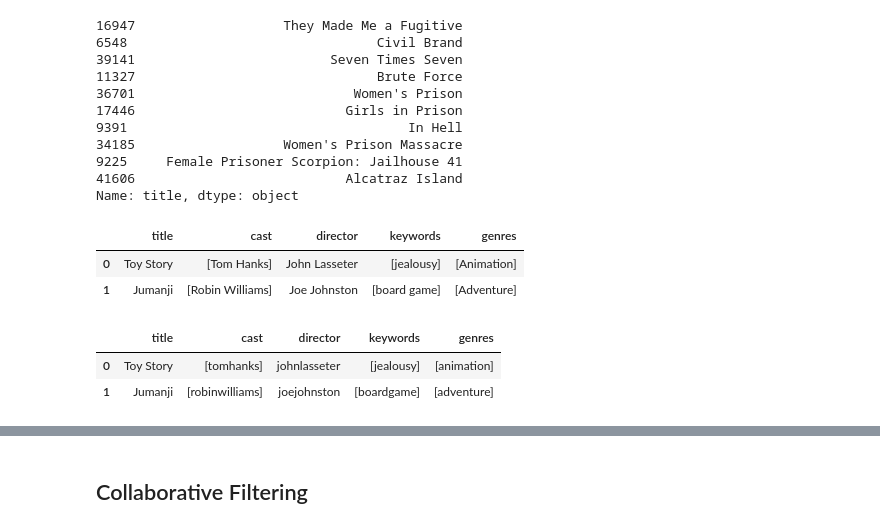
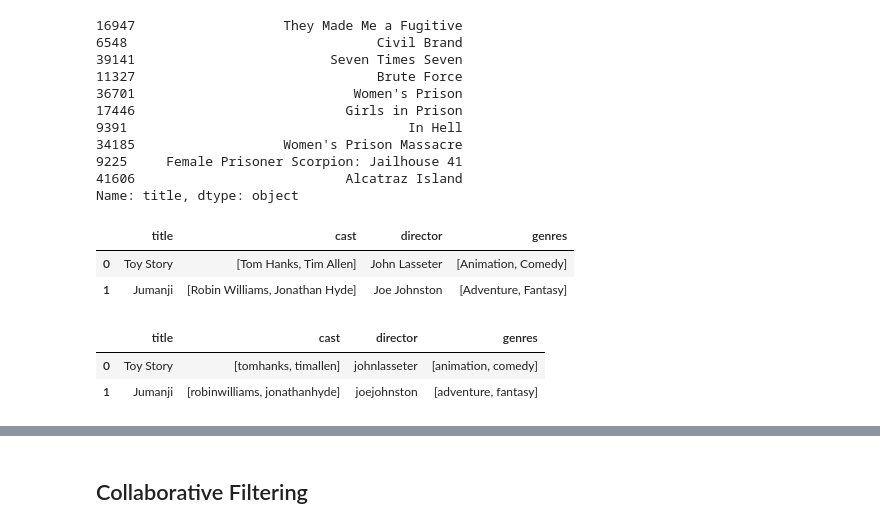
Before and after one commit to ramanxg/Movie-Recommender, a Jupyter notebook: MovieRecommender.ipynb, the cells around one changed output, grey strips where cells are left out. Cells and saved outputs as stored; diff of their text form; code cells hidden in the pictures.

```diff
--- a/MovieRecommender.ipynb
+++ b/MovieRecommender.ipynb
@@ -175,7 +175,7 @@ df3['id'] = df3['id'].astype(int)
 
 df = df3.merge(temp, on='id')
 # %%
-features = ['cast', 'crew', 'keywords', 'genres']
+features = ['cast', 'crew', 'genres']
 for feature in features:
     df[feature] = df[feature].apply(literal_eval)
 # %%
@@ -190,8 +190,8 @@ def get_list(feature):
         names = [i['name'] for i in feature]
 
         #adjusted for memory available
-        if len(names) > 1:
-            return names[:1]
+        if len(names) > 2:
+            return names[:2]
 
         return names
 
@@ -199,16 +199,16 @@ def get_list(feature):
 # %%
 df['director'] = df['crew'].apply(get_director)
 
-features = ['cast', 'keywords', 'genres']
+features = ['cast', 'genres']
 
 for feature in features:
     df[feature] = df[feature].apply(get_list)
 # %%
-df[['title', 'cast', 'director', 'keywords', 'genres']].head(2)
+df[['title', 'cast', 'director', 'genres']].head(2)
 # %% [output]
-|  | title | cast | director | keywords | genres |
-| 0 | Toy Story | [Tom Hanks] | John Lasseter | [jealousy] | [Animation] |
-| 1 | Jumanji | [Robin Williams] | Joe Johnston | [board game] | [Adventure] |
+|  | title | cast | director | genres |
+| 0 | Toy Story | [Tom Hanks, Tim Allen] | John Lasseter | [Animation, Comedy] |
+| 1 | Jumanji | [Robin Williams, Jonathan Hyde] | Joe Johnston | [Adventure, Fantasy] |
 # %%
 import re
 def clean_data(x):
@@ -225,10 +225,10 @@ for feature in ['cast', 'keywords', 'director', 'genres']:
     df[feature] = df[feature].apply(clean_data)
 # %%
-df[['title', 'cast', 'director', 'keywords', 'genres']].head(2)
+df[['title', 'cast', 'director', 'genres']].head(2)
 # %% [output]
-|  | title | cast | director | keywords | genres |
-| 0 | Toy Story | [tomhanks] | johnlasseter | [jealousy] | [animation] |
-| 1 | Jumanji | [robinwilliams] | joejohnston | [boardgame] | [adventure] |
+|  | title | cast | director | genres |
+| 0 | Toy Story | [tomhanks, timallen] | johnlasseter | [animation, comedy] |
+| 1 | Jumanji | [robinwilliams, jonathanhyde] | joejohnston | [adventure, fantasy] |
 # %%
 def combine_data(movie):
 
```
Also changed, not shown: parts of 11 cells of this notebook.
